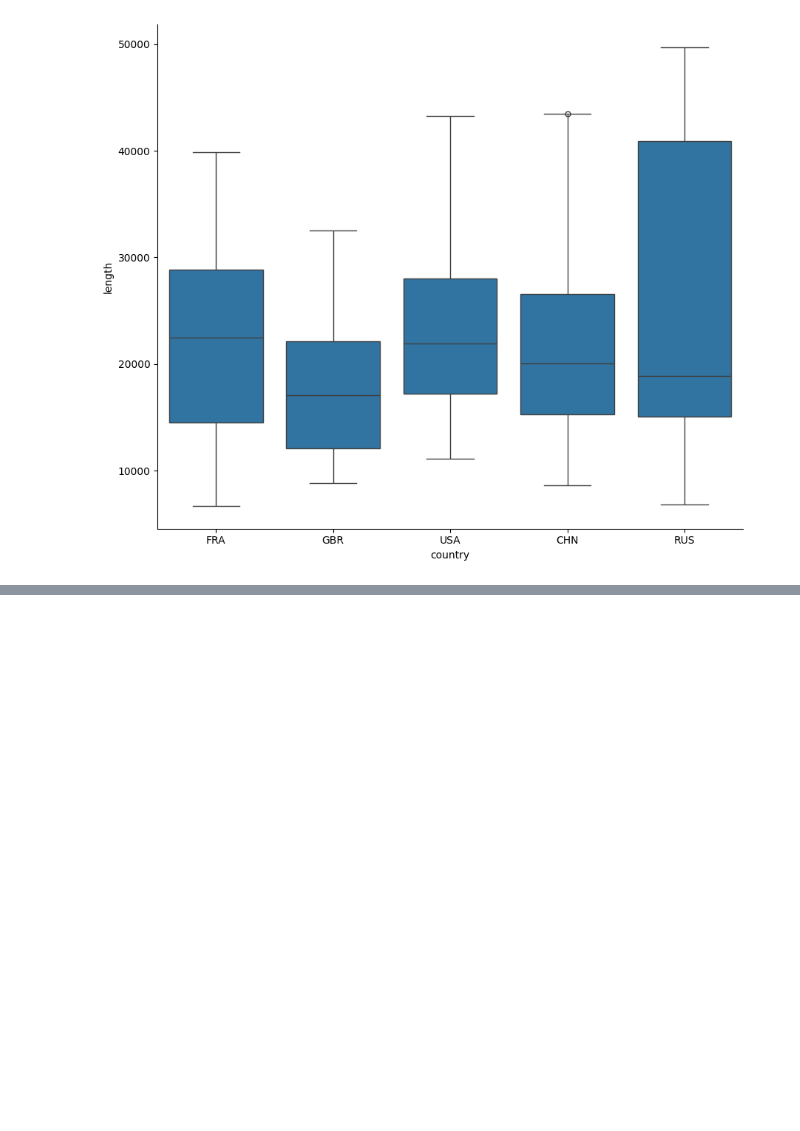
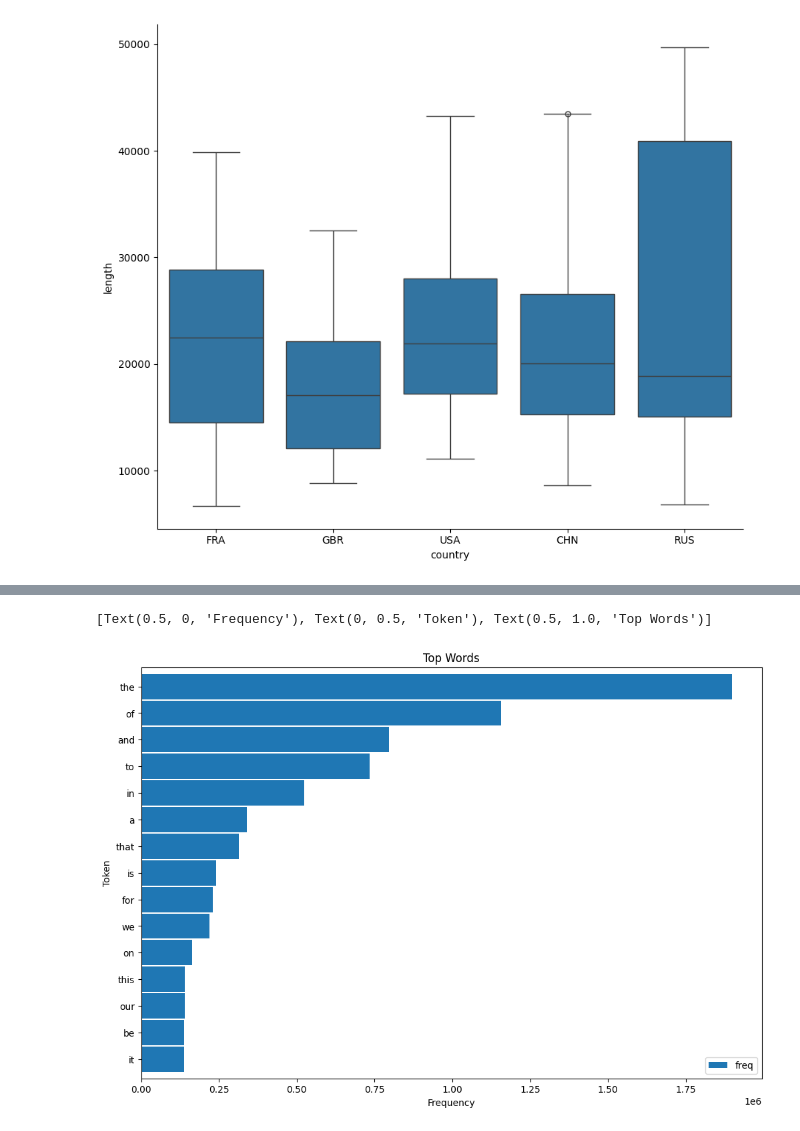
Before and after one commit to Srimanth3/Text-Based-Analysis, a Jupyter notebook: week3.ipynb, the cells around one changed output, grey strips where cells are left out. Cells and saved outputs as stored; diff of their text form; code cells hidden in the pictures; blank space fills up the shorter version.

```diff
--- a/week3.ipynb
+++ b/week3.ipynb
@@ -176,0 +273,5 @@ def tokenize(text):return re.findall(r'[\w-]*[a-z|A-Z][\w-]*', text)
+# %%
+# Counting the Word Repetations
+counter = Counter()
+df['tokens'].map(counter.update)
+print(counter.most_common(5))
@@ -176,0 +280,11 @@ def tokenize(text):return re.findall(r'[\w-]*[a-z|A-Z][\w-]*', text)
+# %%
+# Using word frequency in it’s own dataframe for analysis
+
+freq_df = pd.DataFrame.from_dict(counter, orient='index', columns=['freq'])
+freq_df = freq_df.query('freq >= 1') # Use it to Prevent Worlds that are infrequent
+freq_df.index.name = 'token'
+# %%
+# Let,s sort Based on Frequency and display
+
+freq_df = freq_df.sort_values('freq', ascending=False)
+freq_df.head(10)
@@ -176,0 +317,9 @@ def tokenize(text):return re.findall(r'[\w-]*[a-z|A-Z][\w-]*', text)
+# %%
+# Bar chart
+
+ax = freq_df.head(15).plot(kind='barh', width=0.95, figsize=(12,8)) # Only for Top 15 Words
+ax.invert_yaxis()
+ax.set(xlabel='Frequency', ylabel='Token', title='Top Words') # Legend
+# %% [output]
+[Text(0.5, 0, 'Frequency'), Text(0, 0.5, 'Token'), Text(0.5, 1.0, 'Top Words')]
+[figure, added]
```
Also changed, not shown: parts of 34 cells of this notebook.
